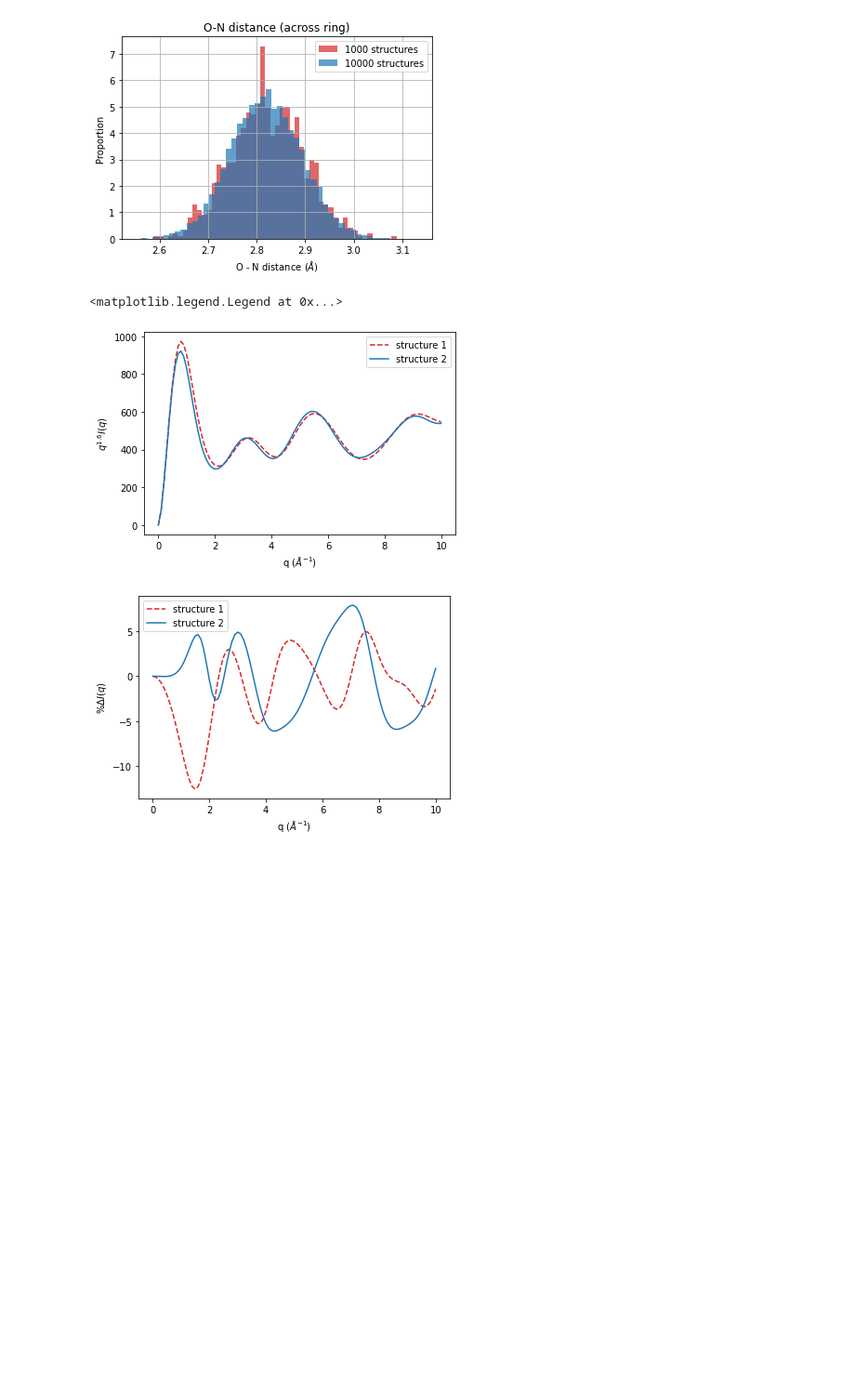
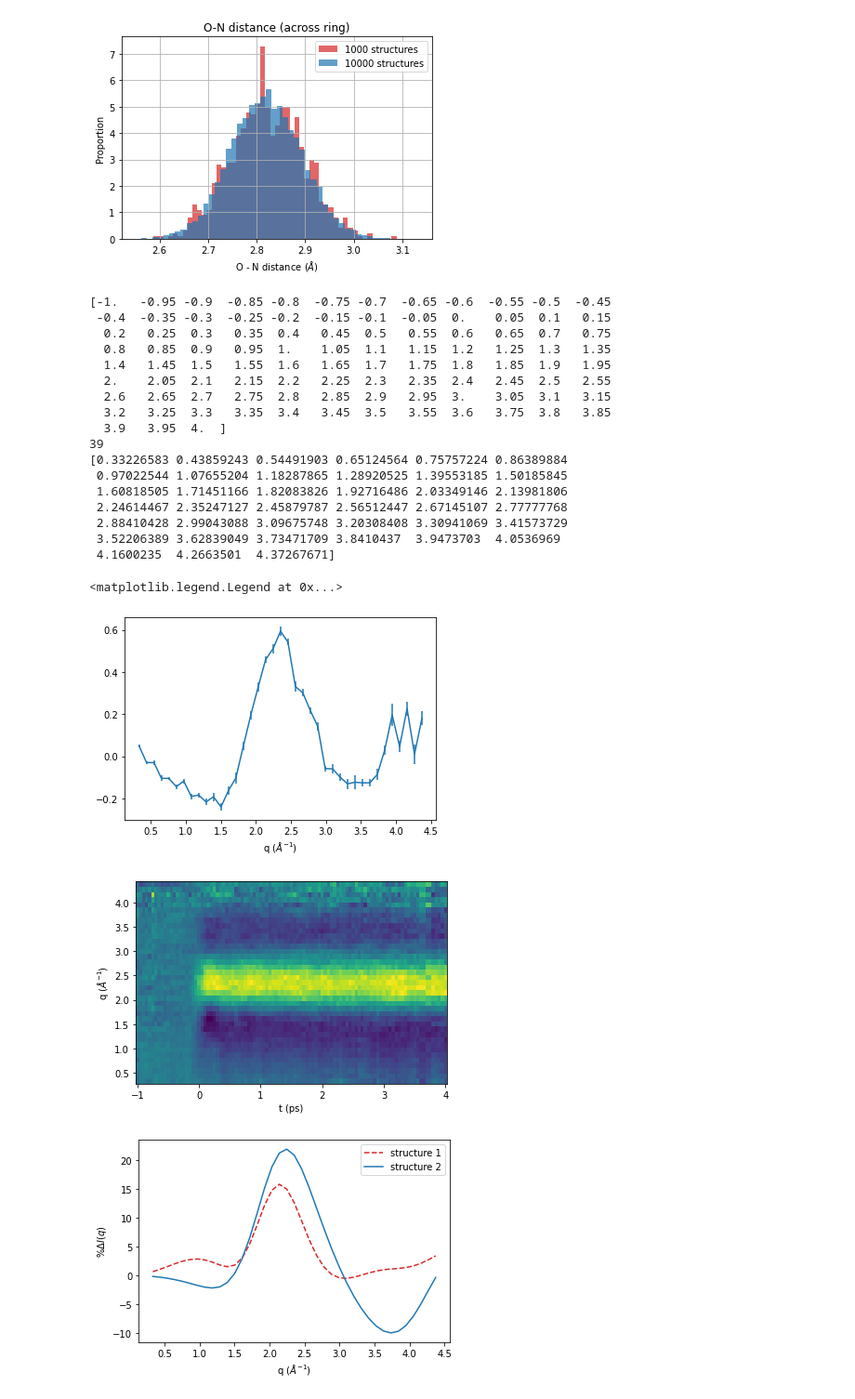
Before and after one commit to tnorthey/molecule, a Jupyter notebook: notebooks/bond_distances_histograms.ipynb, the cells around one changed output. Shown: that part at 93% size. Drawn from its saved outputs; the diff is of its cells as text; code cells hidden in the pictures; blank space fills up the shorter version.

```diff
--- a/notebooks/bond_distances_histograms.ipynb
+++ b/notebooks/bond_distances_histograms.ipynb
@@ -77,33 +77,73 @@ plt.savefig(fname, dpi=300, facecolor='w', edgecolor='w',
 [figure]
 [figure]
 # %%
+import scipy.io
+import numpy as np
+import matplotlib.pyplot as plt
+
 f = np.load('../iam_arrays_10.npz')
 q = f['q']
 data = f['iam']
+
+# load reference data
+datafile = '../data/NMM_exp_dataset.mat'
+mat = scipy.io.loadmat(datafile)
+q_ref = np.squeeze(mat['q'])
+t = np.squeeze(mat['t'])
+print(t)
+print(len(q_ref))
+print(q_ref)
+ref = mat['iso']
+ref2 = mat['iso_stdx']
+
 I_0 = data[:, 0]  # reference
 I_1 = data[:, 5]
-I_2 = data[:, 7]
-pc_1 = 100 * ( f['iam'][:,5]/I_0 - 1 )
-pc_2 = 100 * ( f['iam'][:,7]/I_0 - 1 )
+I_2 = data[:, 2]
+pc_1 = 100 * ( I_1/I_0 - 1 )
+pc_2 = 100 * ( I_2/I_0 - 1 )
 
 plt.figure()
-val = 1.6
-plt.plot(q, q**val*I_0, color='C3', linestyle='dashed')
-plt.plot(q, q**val*I_1, color='C0', linestyle='solid')
+val = 0
+#for i in range(99):
+    #plt.plot(q_ref, q_ref**val*ref[:, i], color='C3', linestyle='dashed')
+plt.errorbar(q, q**val*ref[:, 20], yerr=ref2[:, 20], color='C0', linestyle='solid')
 plt.xlabel('q ($\AA^{-1}$)')
-plt.ylabel('$q^{%2.1f} I(q)$' % val)
-plt.legend(('structure 1','structure 2'))
+
+
+plt.figure()
+plt.pcolormesh(t, q, ref)
+plt.xlabel('t (ps)')
+plt.ylabel('q ($\AA^{-1}$)')
+#plt.legend(('structure 1','structure 2'))
 
 plt.figure()
 plt.plot(q, pc_1, color='C3', linestyle='dashed')
 plt.plot(q, pc_2, color='C0', linestyle='solid')
 plt.xlabel('q ($\AA^{-1}$)')
 plt.ylabel('$\%\Delta I(q)$')
 plt.legend(('structure 1','structure 2'))
 # %% [output]
-<matplotlib.legend.Legend at 0x...>
+[-1.   -0.95 -0.9  -0.85 -0.8  -0.75 -0.7  -0.65 -0.6  -0.55 -0.5  -0.45
+ -0.4  -0.35 -0.3  -0.25 -0.2  -0.15 -0.1  -0.05  0.    0.05  0.1   0.15
+  0.2   0.25  0.3   0.35  0.4   0.45  0.5   0.55  0.6   0.65  0.7   0.75
+  0.8   0.85  0.9   0.95  1.    1.05  1.1   1.15  1.2   1.25  1.3   1.35
+  1.4   1.45  1.5   1.55  1.6   1.65  1.7   1.75  1.8   1.85  1.9   1.95
+  2.    2.05  2.1   2.15  2.2   2.25  2.3   2.35  2.4   2.45  2.5   2.55
+  2.6   2.65  2.7   2.75  2.8   2.85  2.9   2.95  3.    3.05  3.1   3.15
+  3.2   3.25  3.3   3.35  3.4   3.45  3.5   3.55  3.6   3.75  3.8   3.85
+  3.9   3.95  4.  ]
+39
+[0.33226583 0.43859243 0.54491903 0.65124564 0.75757224 0.86389884
+ 0.97022544 1.07655204 1.18287865 1.28920525 1.39553185 1.50185845
+ 1.60818505 1.71451166 1.82083826 1.92716486 2.03349146 2.13981806
+ 2.24614467 2.35247127 2.45879787 2.56512447 2.67145107 2.77777768
+ 2.88410428 2.99043088 3.09675748 3.20308408 3.30941069 3.41573729
+ 3.52206389 3.62839049 3.73471709 3.8410437  3.9473703  4.0536969
+ 4.1600235  4.2663501  4.37267671]
+<matplotlib.legend.Legend at 0x...>
-[figure, old version]
+[figure, new version]
-[figure, old version]
+[figure, new version]
+[figure, added]
 # %%
 import numpy as np
 import matplotlib.pyplot as plt
```
Also changed, not shown: parts of 1 cell of this notebook, 4 other files.
